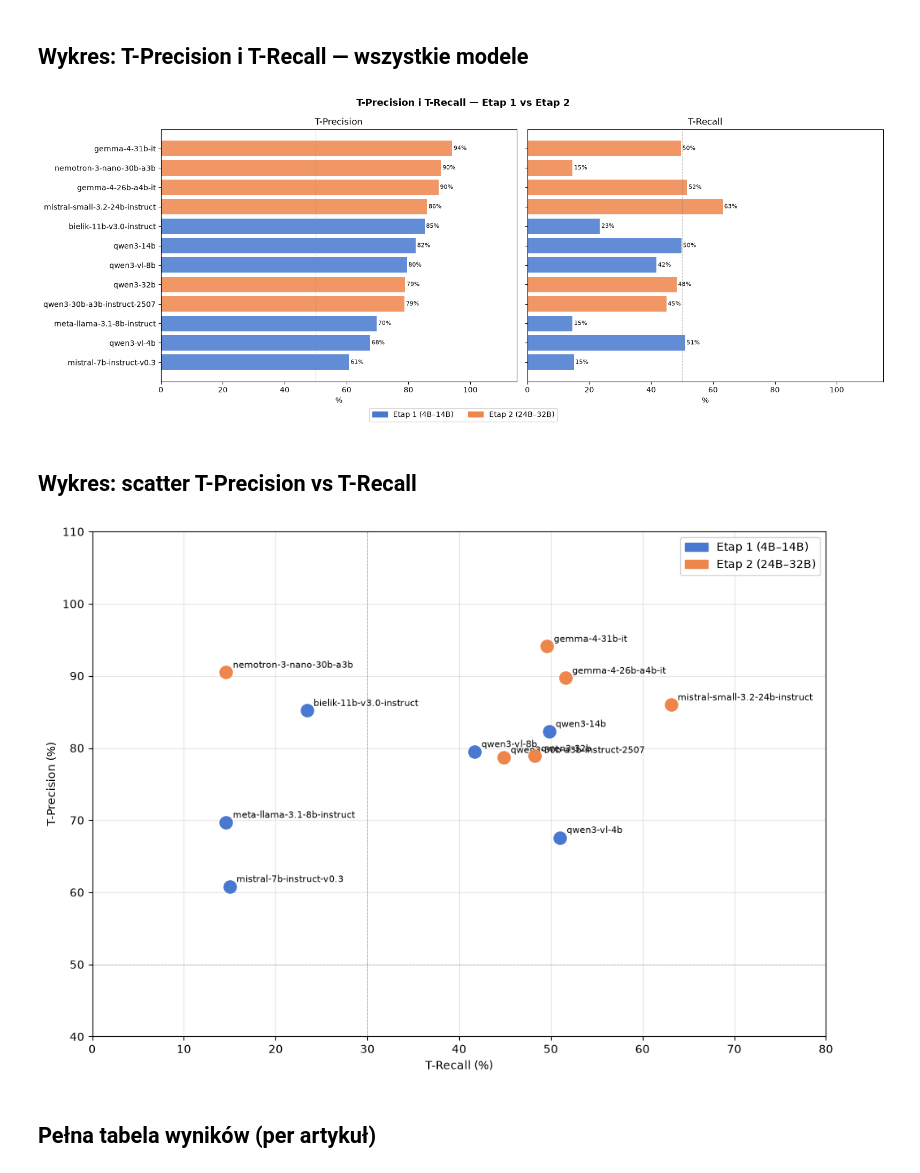
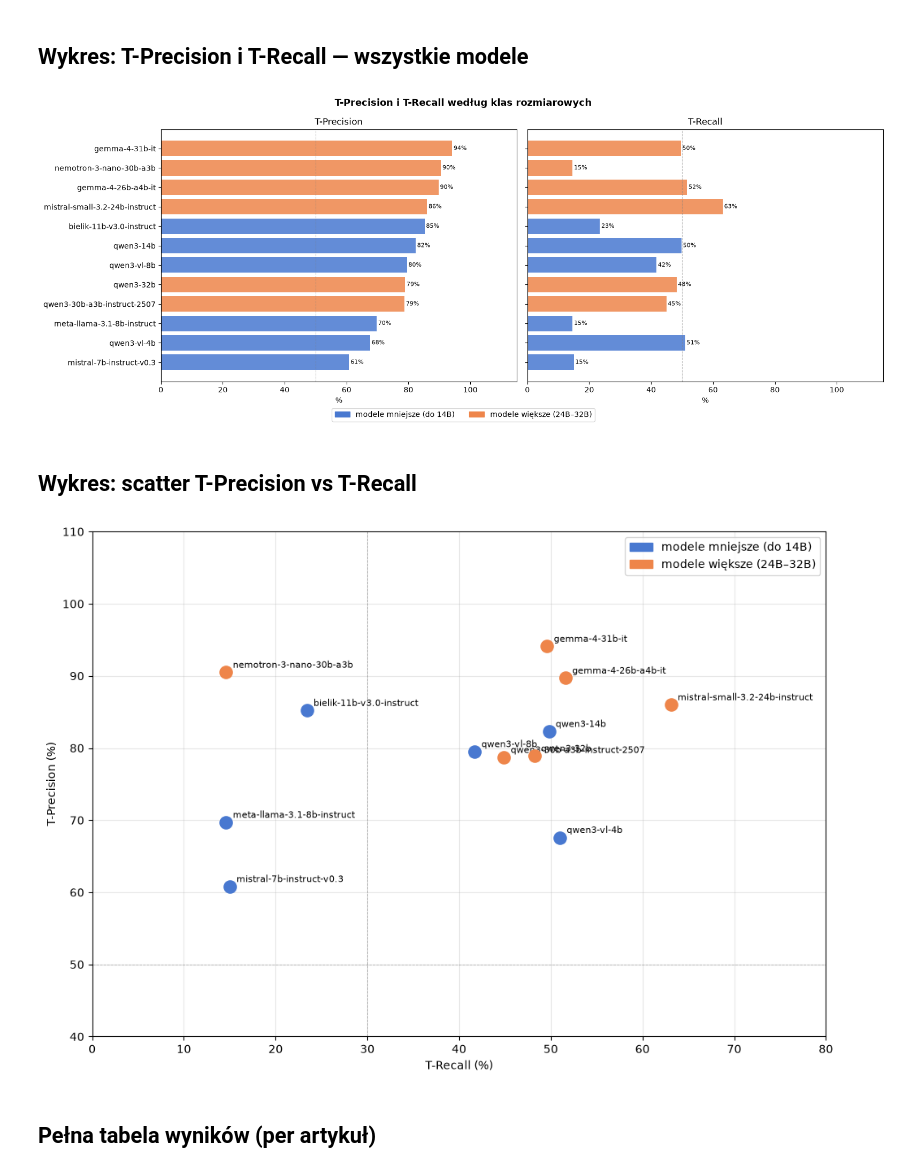
Before and after one commit to Rafal354/RAG-Knowledge-Graph-Builder, a Jupyter notebook: sql/a_steps/step_2_bigger_models_default/comparison.ipynb, the cells around one changed output. Saved outputs shown, nothing was run; the diff lists cells and outputs as text; code cells hidden in the pictures.

Commit message:
update one graph

```diff
--- a/sql/a_steps/step_2_bigger_models_default/comparison.ipynb
+++ b/sql/a_steps/step_2_bigger_models_default/comparison.ipynb
@@ -113,34 +113,44 @@ Etap 1 (4B–14B) Etap 2 (24B–32B)
 # %%
 import matplotlib.pyplot as plt
 import matplotlib.patches as mpatches
 
 model_order = summary.sort_values("t_precision", ascending=False)["model_short"].tolist()
 etap_color_map = {
     "Etap 1 (4B–14B)": "#4878d0",
     "Etap 2 (24B–32B)": "#ee854a",
+}
+
+# Praca odeszla od nazewnictwa "Etap 1 / Etap 2" na rzecz klas
+# rozmiarowych (podrozdzial 4.5.2). Kluczy ponizej nie zmieniamy, bo
+# sluza do wyszukiwania koloru po kolumnie summary["etap"] - tlumaczymy
+# je dopiero przy budowie legendy.
+NAZWY_LEGENDY = {
+    "Etap 1 (4B\u201314B)": "modele mniejsze (do 14B)",
+    "Etap 2 (24B\u201332B)": "modele wi\u0119ksze (24B\u201332B)",
 }
 
 fig, axes = plt.subplots(1, 2, figsize=(16, 6), sharey=True)
 
 for ax, metric, label in zip(axes, ["t_precision", "t_recall"], ["T-Precision", "T-Recall"]):
     vals = summary.set_index("model_short").reindex(model_order)
     colors = [etap_color_map[e] for e in vals["etap"]]
     bars = ax.barh(model_order[::-1], vals[metric][::-1] * 100, color=colors[::-1], alpha=0.85)
     for bar, val in zip(bars, vals[metric][::-1]):
         ax.text(bar.get_width() + 0.5, bar.get_y() + bar.get_height() / 2,
                 f"{val*100:.0f}%", va="center", fontsize=8)
     ax.set_xlim(0, 115)
     ax.set_xlabel("%")
     ax.set_title(label)
     ax.axvline(50, color="gray", linestyle="--", linewidth=0.8, alpha=0.5)
 
-patches = [mpatches.Patch(color=c, label=e) for e, c in etap_color_map.items()]
+patches = [mpatches.Patch(color=c, label=NAZWY_LEGENDY.get(e, e))
+           for e, c in etap_color_map.items()]
 fig.legend(handles=patches, loc="lower center", ncol=2, fontsize=10, bbox_to_anchor=(0.5, -0.04))
-fig.suptitle("T-Precision i T-Recall — Etap 1 vs Etap 2", fontsize=13, fontweight="bold")
+fig.suptitle("T-Precision i T-Recall według klas rozmiarowych", fontsize=13, fontweight="bold")
 fig.tight_layout()
 plt.show()
 # %% [output]
-[figure, old version]
+[figure, new version]
 # %% [markdown]
 ## Wykres: scatter T-Precision vs T-Recall
 # %%
@@ -160,12 +170,13 @@ ax.axhline(50, color="gray", linestyle="--", linewidth=0.6, alpha=0.5)
 ax.axvline(30, color="gray", linestyle="--", linewidth=0.6, alpha=0.5)
 # ax.set_title("T-Precision vs T-Recall — Etap 1 (niebieski) vs Etap 2 (pomarańczowy)")
 ax.grid(True, alpha=0.3)
-patches = [mpatches.Patch(color=c, label=e) for e, c in etap_color_map.items()]
+patches = [mpatches.Patch(color=c, label=NAZWY_LEGENDY.get(e, e))
+           for e, c in etap_color_map.items()]
 ax.legend(handles=patches)
 fig.tight_layout()
 plt.show()
 # %% [output]
-[figure, old version]
+[figure, new version]
 # %% [markdown]
 ## Pełna tabela wyników (per artykuł)
 # %%
```
